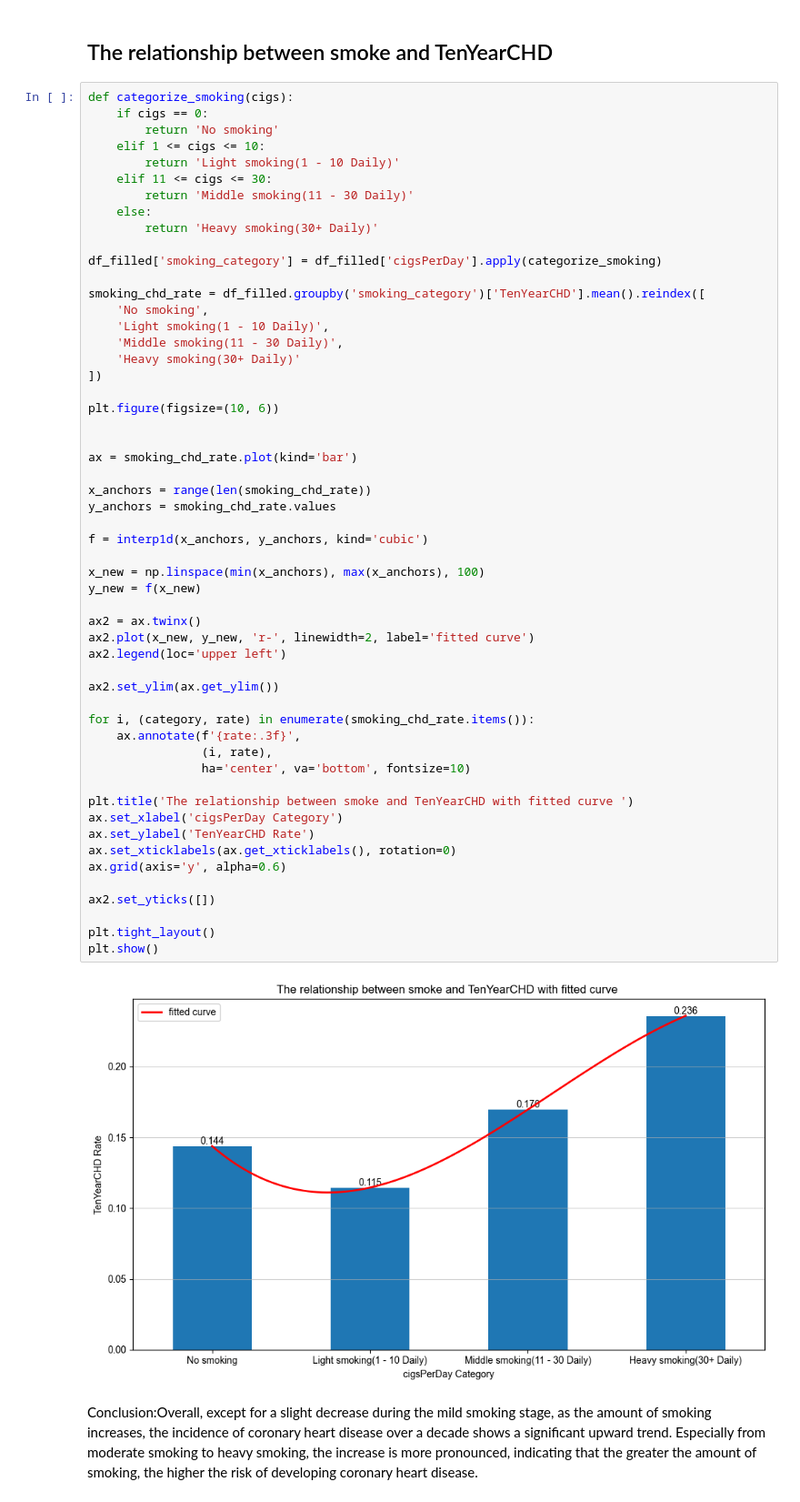
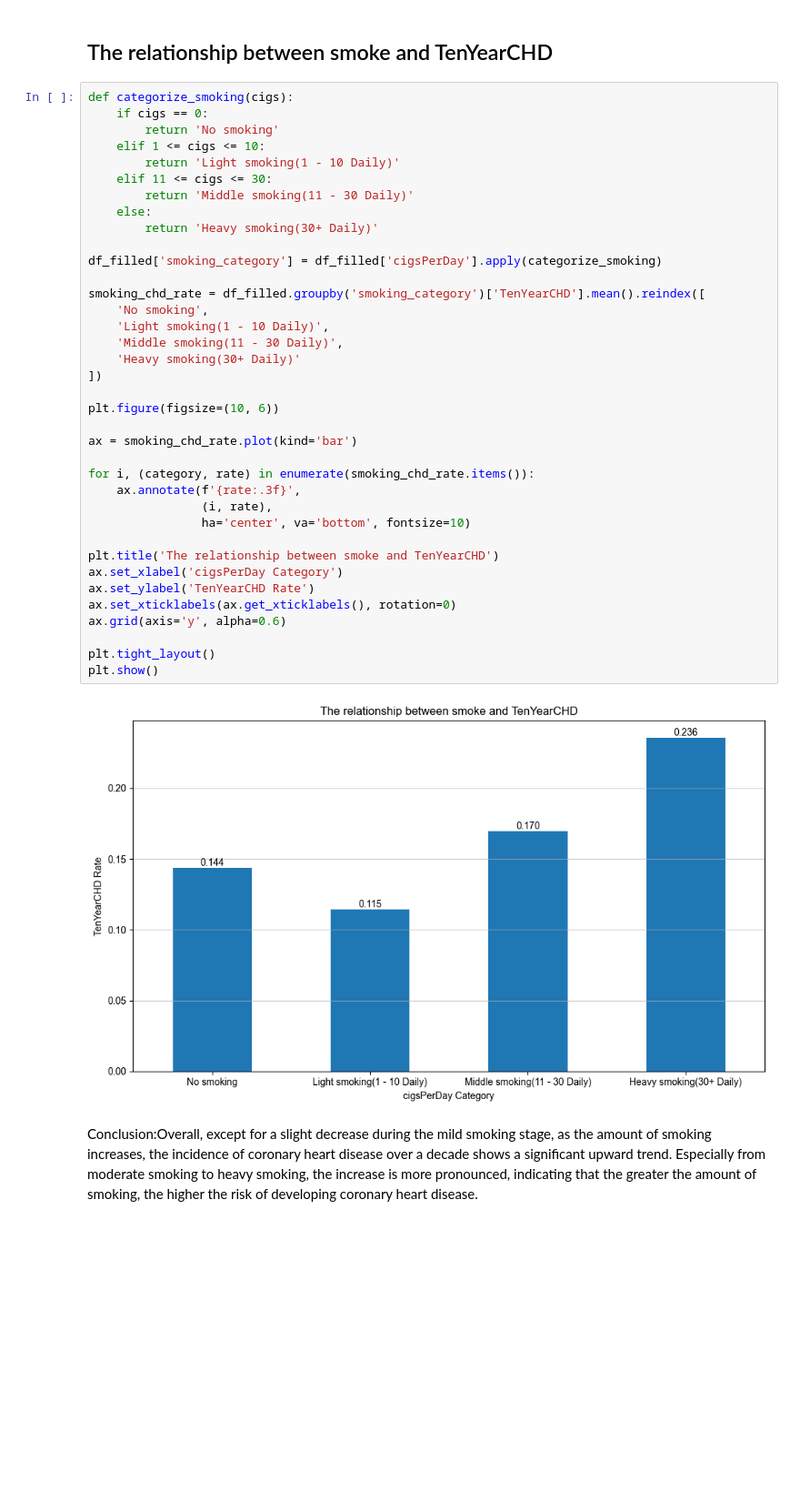
Before and after one commit to Yute-Tjr/CHD_data_analysis, a Jupyter notebook: CHD_data_analysis.ipynb, the cells around one changed output. Shown at 91% size. Cells and saved outputs as stored; diff of their text form; blank space fills up the shorter version.

```diff
--- a/CHD_data_analysis.ipynb
+++ b/CHD_data_analysis.ipynb
@@ -792,52 +792,35 @@ def categorize_smoking(cigs):
         return 'Middle smoking(11 - 30 Daily)'
     else:
         return 'Heavy smoking(30+ Daily)'
 
 df_filled['smoking_category'] = df_filled['cigsPerDay'].apply(categorize_smoking)
 
 smoking_chd_rate = df_filled.groupby('smoking_category')['TenYearCHD'].mean().reindex([
     'No smoking',
     'Light smoking(1 - 10 Daily)',
     'Middle smoking(11 - 30 Daily)',
     'Heavy smoking(30+ Daily)'
 ])
 
 plt.figure(figsize=(10, 6))
 
-
 ax = smoking_chd_rate.plot(kind='bar')
-
-x_anchors = range(len(smoking_chd_rate))
-y_anchors = smoking_chd_rate.values
-
-f = interp1d(x_anchors, y_anchors, kind='cubic')
-
-x_new = np.linspace(min(x_anchors), max(x_anchors), 100)
-y_new = f(x_new)
-
-ax2 = ax.twinx()
-ax2.plot(x_new, y_new, 'r-', linewidth=2, label='fitted curve')
-ax2.legend(loc='upper left')
-
-ax2.set_ylim(ax.get_ylim())
 
 for i, (category, rate) in enumerate(smoking_chd_rate.items()):
     ax.annotate(f'{rate:.3f}',
                 (i, rate),
                 ha='center', va='bottom', fontsize=10)
 
-plt.title('The relationship between smoke and TenYearCHD with fitted curve ')
+plt.title('The relationship between smoke and TenYearCHD')
 ax.set_xlabel('cigsPerDay Category')
 ax.set_ylabel('TenYearCHD Rate')
 ax.set_xticklabels(ax.get_xticklabels(), rotation=0)
 ax.grid(axis='y', alpha=0.6)
 
-ax2.set_yticks([])
-
 plt.tight_layout()
 plt.show()
 # %% [output]
-[figure, old version]
+[figure, new version]
 # %% [markdown]
 Conclusion:Overall, except for a slight decrease during the mild smoking stage, as the amount of smoking increases, the incidence of coronary heart disease over a decade shows a significant upward trend. Especially from moderate smoking to heavy smoking, the increase is more pronounced, indicating that the greater the amount of smoking, the higher the risk of developing coronary heart disease.
 # %% [markdown]
```
